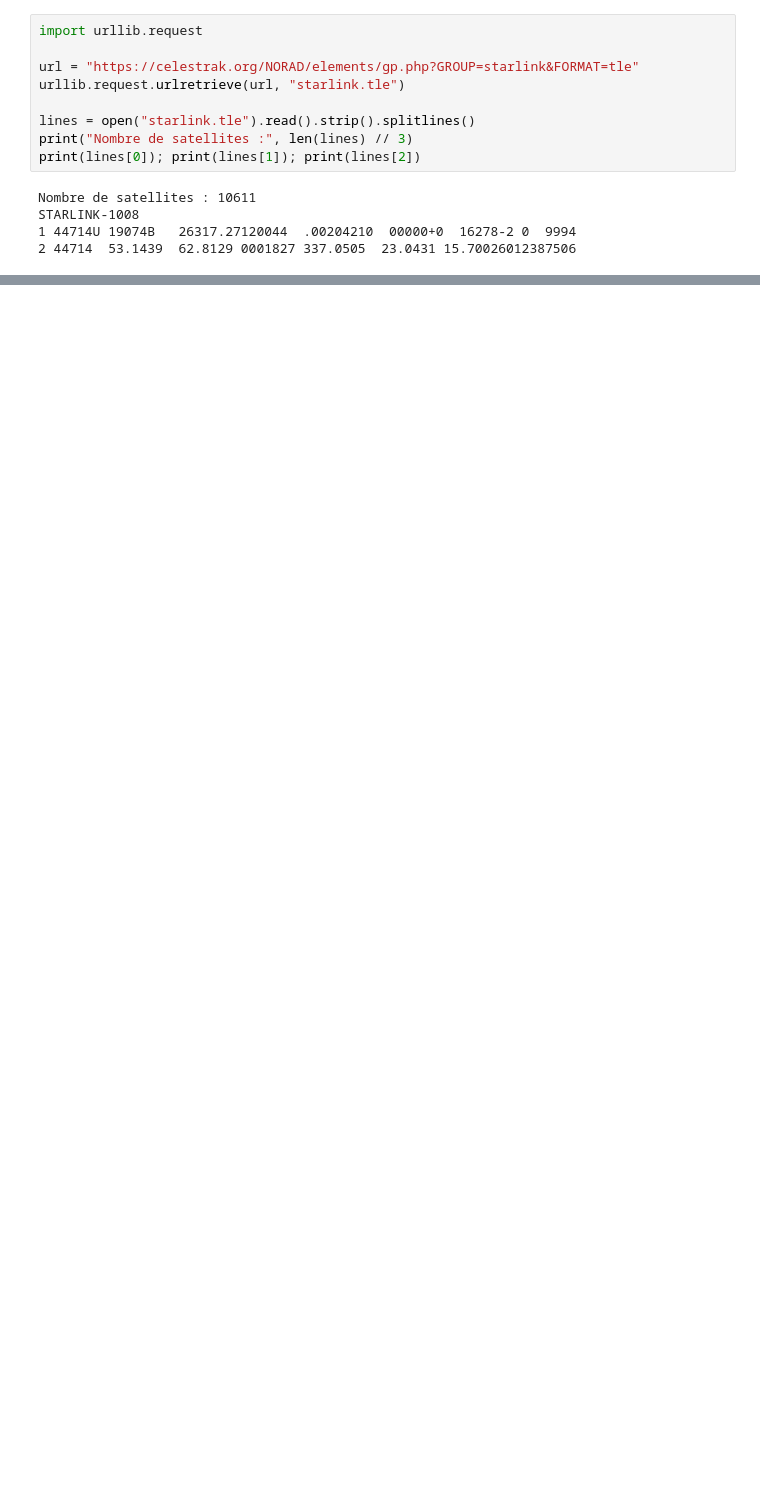
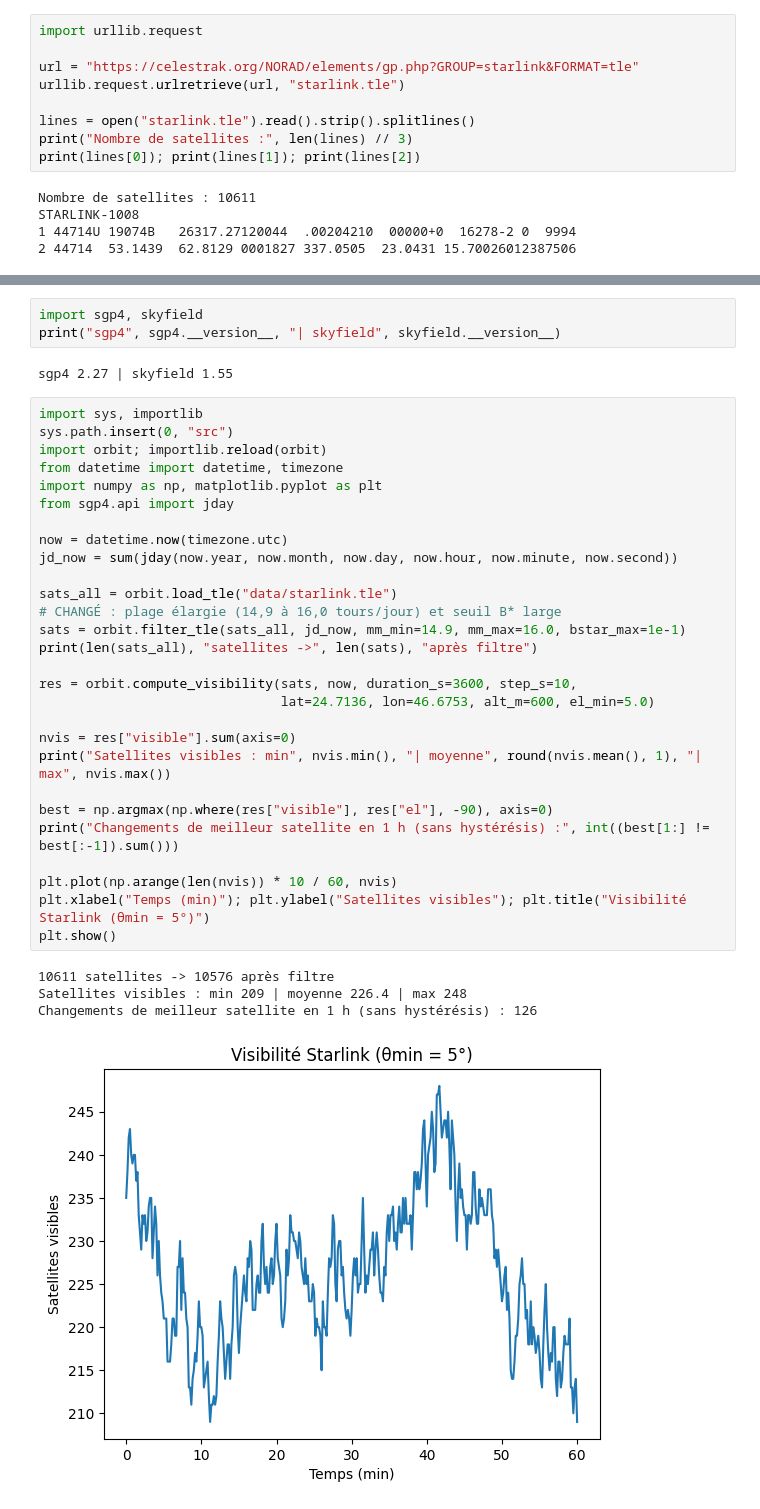
Before and after one commit to messagmo/leo-predictive-handover, a Jupyter notebook: notebooks/00_setup.ipynb, the cells around one changed output, grey strips where cells are left out. Saved outputs shown, nothing was run; the diff lists cells and outputs as text; blank space fills up the shorter version.

Commit message:
Étape 2 : orbit.py validé (visibilité Starlink, écart Skyfield 0,0006°)

```diff
--- a/notebooks/00_setup.ipynb
+++ b/notebooks/00_setup.ipynb
@@ -27,0 +169,38 @@ STARLINK-1008
+# %%
+import sgp4, skyfield
+print("sgp4", sgp4.__version__, "| skyfield", skyfield.__version__)
+# %% [output]
+sgp4 2.27 | skyfield 1.55
+# %%
+import sys, importlib
+sys.path.insert(0, "src")
+import orbit; importlib.reload(orbit)
+from datetime import datetime, timezone
+import numpy as np, matplotlib.pyplot as plt
+from sgp4.api import jday
+
+now = datetime.now(timezone.utc)
+jd_now = sum(jday(now.year, now.month, now.day, now.hour, now.minute, now.second))
+
+sats_all = orbit.load_tle("data/starlink.tle")
+# CHANGÉ : plage élargie (14,9 à 16,0 tours/jour) et seuil B* large
+sats = orbit.filter_tle(sats_all, jd_now, mm_min=14.9, mm_max=16.0, bstar_max=1e-1)
+print(len(sats_all), "satellites ->", len(sats), "après filtre")
+
+res = orbit.compute_visibility(sats, now, duration_s=3600, step_s=10,
+                               lat=24.7136, lon=46.6753, alt_m=600, el_min=5.0)
+
+nvis = res["visible"].sum(axis=0)
+print("Satellites visibles : min", nvis.min(), "| moyenne", round(nvis.mean(), 1), "| max", nvis.max())
+
+best = np.argmax(np.where(res["visible"], res["el"], -90), axis=0)
+print("Changements de meilleur satellite en 1 h (sans hystérésis) :", int((best[1:] != best[:-1]).sum()))
+
+plt.plot(np.arange(len(nvis)) * 10 / 60, nvis)
+plt.xlabel("Temps (min)"); plt.ylabel("Satellites visibles"); plt.title("Visibilité Starlink (θmin = 5°)")
+plt.show()
+# %% [output]
+10611 satellites -> 10576 après filtre
+Satellites visibles : min 209 | moyenne 226.4 | max 248
+Changements de meilleur satellite en 1 h (sans hystérésis) : 126
+[figure, added]
```
Also changed, not shown: parts of 15 cells of this notebook.
